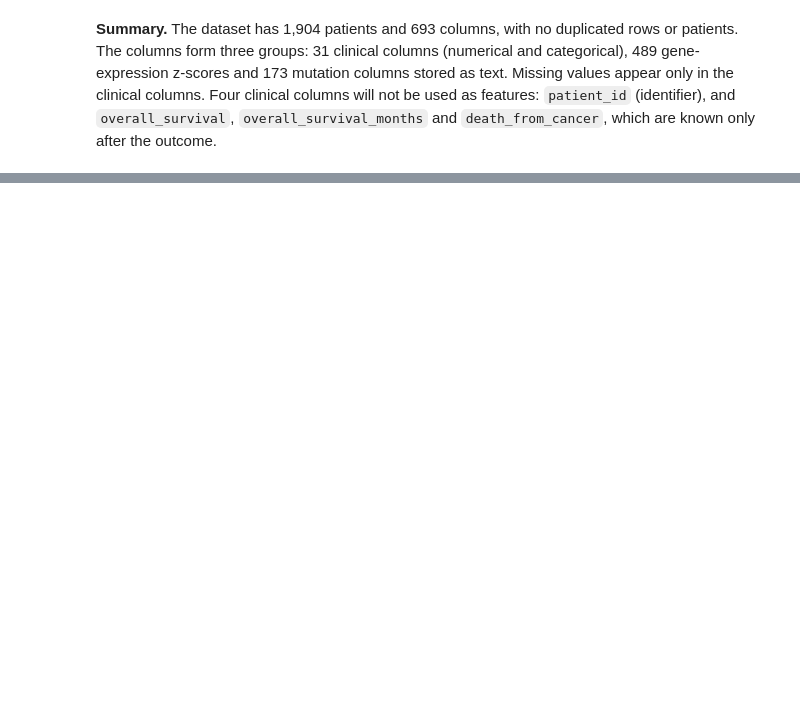
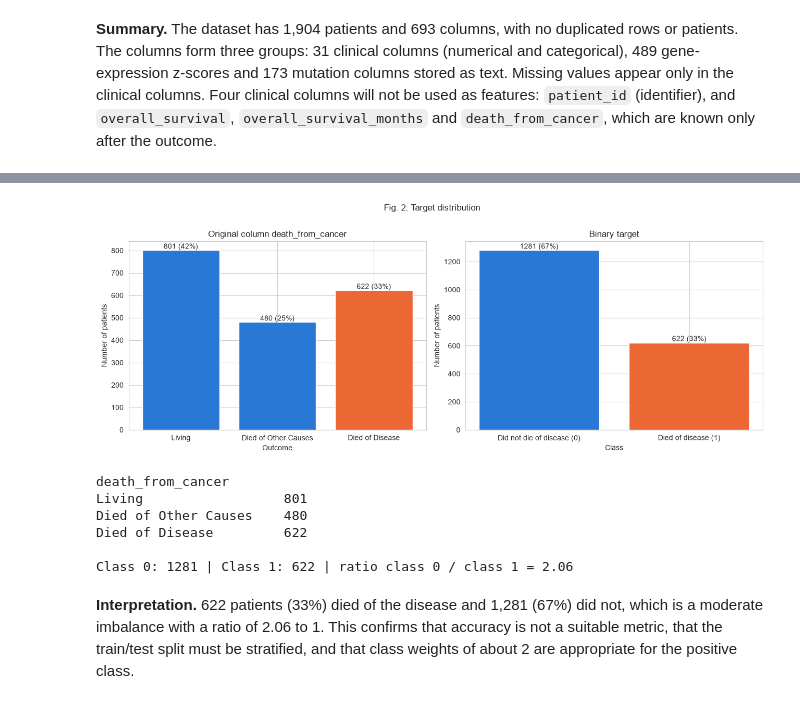
Before and after one commit to Mayma9/metabric-ml1-project, a Jupyter notebook: notebooks/01_eda.ipynb, the cells around one changed output, grey strips where cells are left out. Saved outputs shown, nothing was run; the diff lists cells and outputs as text; code cells hidden in the pictures; blank space fills up the shorter version.

Commit message:
Phase 3: EDA with interpretations

```diff
--- a/notebooks/01_eda.ipynb
+++ b/notebooks/01_eda.ipynb
@@ -230,0 +266,18 @@ data_dict
+# %%
+eda = df.dropna(subset=['death_from_cancer']).copy()
+eda['target'] = (eda['death_from_cancer'] == 'Died of Disease').astype(int)
+TARGET_LABELS = {0: 'Did not die of disease (0)', 1: 'Died of disease (1)'}
+
+num_feats = ['age_at_diagnosis', 'tumor_size', 'lymph_nodes_examined_positive',
+             'mutation_count', 'nottingham_prognostic_index']
+
+def flag(v):
+    """Readable label for a category value."""
+    if pd.isna(v):
+        return 'Missing'
+    if isinstance(v, (int, float, np.integer, np.floating)):
+        return str(int(v))
+    return str(v)
+
+print(f"Rows used in the EDA: {len(eda)} (1 row without target removed)")
+print(f"Overall death-from-disease rate: {eda['target'].mean():.1%}")
@@ -230,0 +324,34 @@ data_dict
+# %%
+fig, axes = plt.subplots(1, 2, figsize=(13, 5))
+
+order3 = ['Living', 'Died of Other Causes', 'Died of Disease']
+counts3 = eda['death_from_cancer'].value_counts().reindex(order3)
+bars = axes[0].bar(counts3.index, counts3.values, color=[C0, C0, C1])
+axes[0].bar_label(bars, labels=[f"{v} ({v / len(eda):.0%})" for v in counts3.values])
+axes[0].set_title('Original column death_from_cancer')
+axes[0].set_xlabel('Outcome')
+axes[0].set_ylabel('Number of patients')
+
+counts2 = eda['target'].value_counts().sort_index()
+bars = axes[1].bar([TARGET_LABELS[i] for i in counts2.index], counts2.values, color=[C0, C1])
+axes[1].bar_label(bars, labels=[f"{v} ({v / len(eda):.0%})" for v in counts2.values])
+axes[1].set_title('Binary target')
+axes[1].set_xlabel('Class')
+axes[1].set_ylabel('Number of patients')
+
+fig.suptitle('Fig. 2: Target distribution')
+plt.tight_layout(rect=[0, 0, 1, 0.97])
+plt.show()
+
+print(counts3.to_string())
+print(f"\nClass 0: {counts2[0]} | Class 1: {counts2[1]} | ratio class 0 / class 1 = {counts2[0] / counts2[1]:.2f}")
+# %% [output]
+[figure, added]
+death_from_cancer
+Living                  801
+Died of Other Causes    480
+Died of Disease         622
+
+Class 0: 1281 | Class 1: 622 | ratio class 0 / class 1 = 2.06
+# %% [markdown]
+**Interpretation.** 622 patients (33%) died of the disease and 1,281 (67%) did not, which is a moderate imbalance with a ratio of 2.06 to 1. This confirms that accuracy is not a suitable metric, that the train/test split must be stratified, and that class weights of about 2 are appropriate for the positive class.
```
Also changed, not shown: parts of 55 cells of this notebook.
